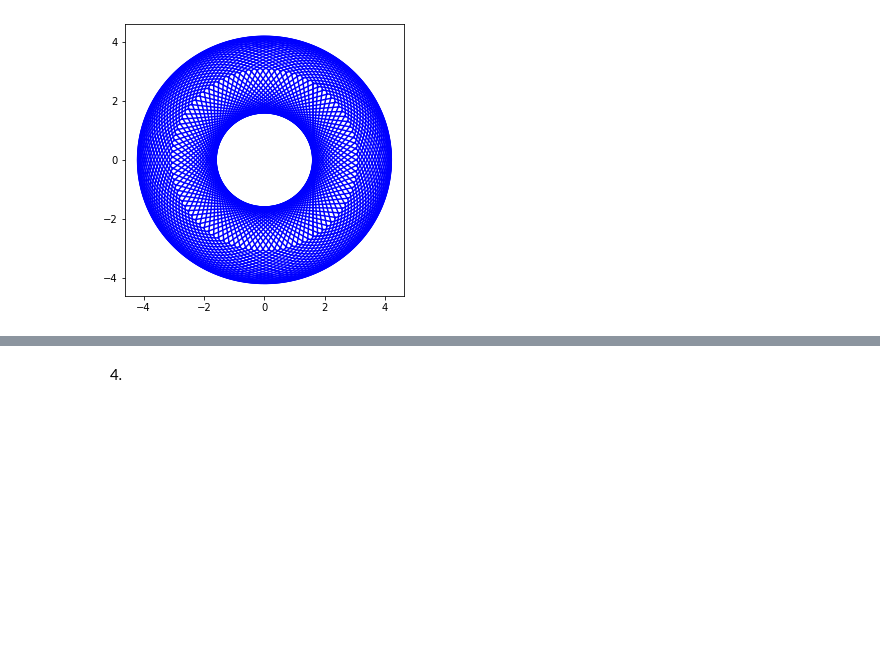
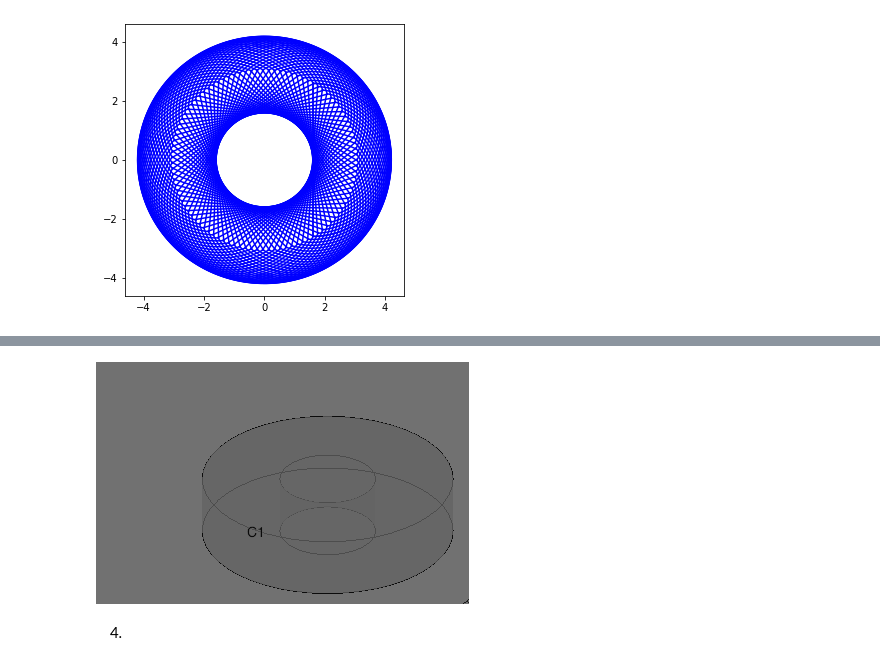
Before and after one commit to alvinzang98/CSE291A_23Win, a Jupyter notebook: HW1/HW1.ipynb, the cells around one changed output, grey strips where cells are left out. Saved outputs shown, nothing was run; the diff lists cells and outputs as text; code cells hidden in the pictures; blank space fills up the shorter version.

```diff
--- a/HW1/HW1.ipynb
+++ b/HW1/HW1.ipynb
@@ -169,3 +186,8 @@ for i in a:
+# %%
+from IPython.display import Image
+Image(filename='/Users/wzang/Study/23Win/CSE291/HW1/rw.png')
+# %% [output]
+[figure, added]
 # %% [markdown]
 4.
 # %% [markdown]
```
Also changed, not shown: parts of 20 cells of this notebook, 9 other files.
